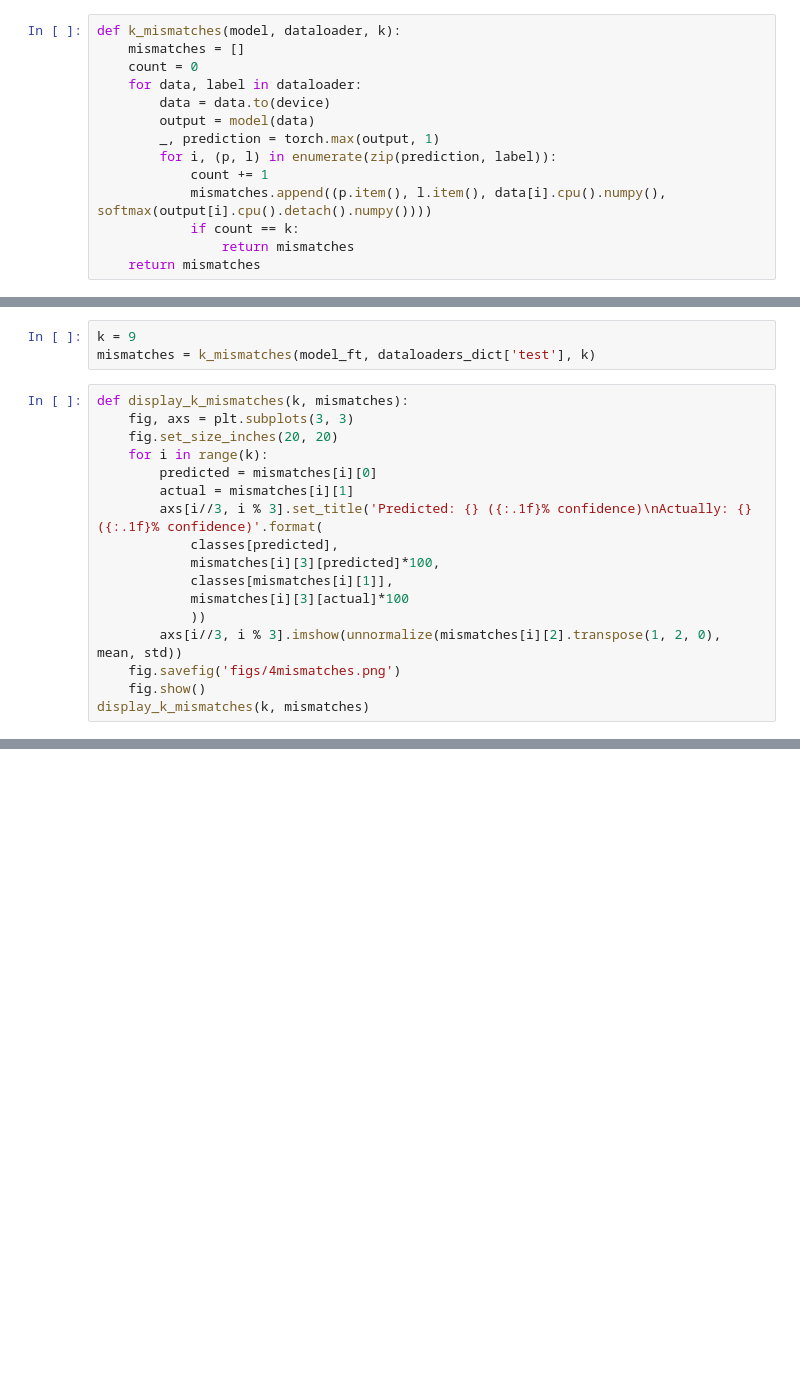
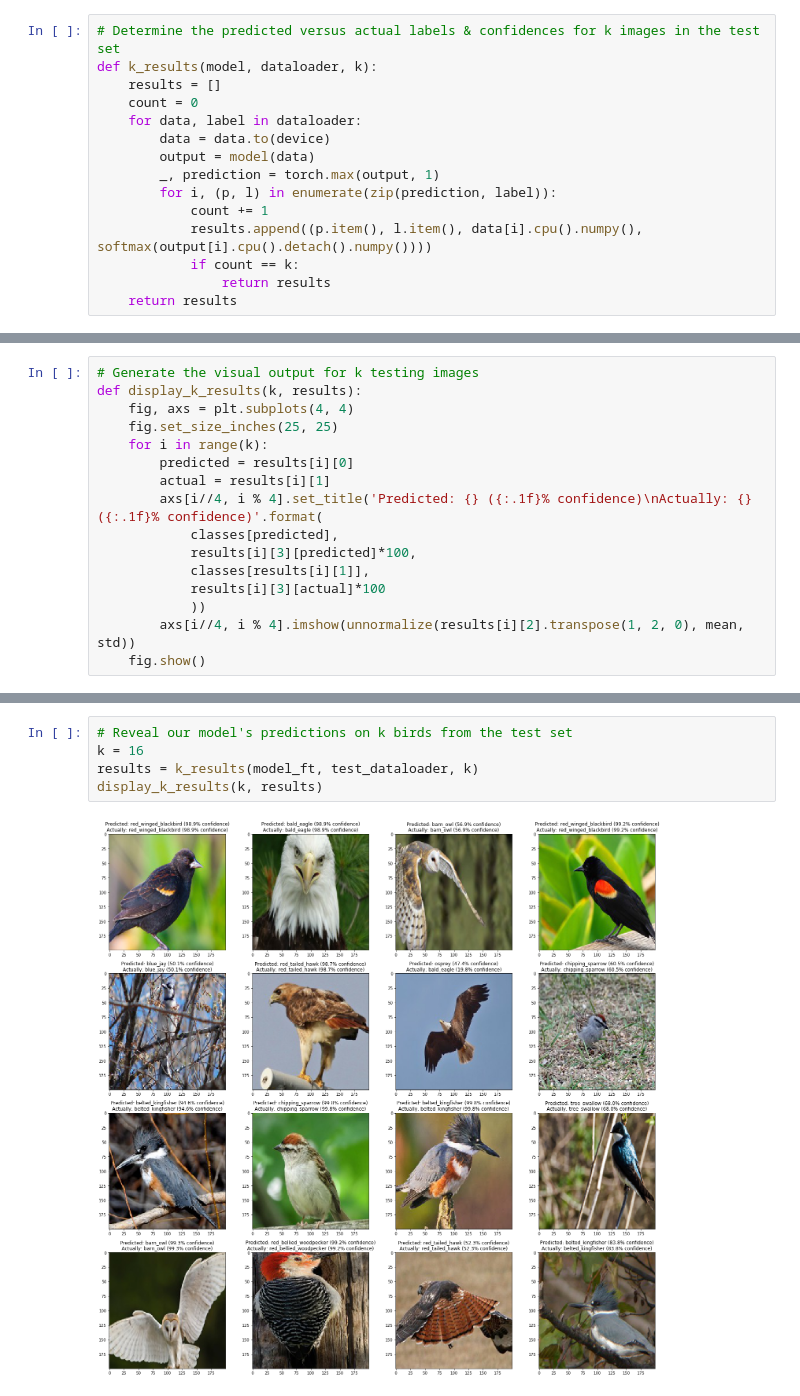
Before and after one commit to JackRNash/Bird-Recognizer-and-Distinguiser, a Jupyter notebook: models/finetuned/demo.ipynb, the cells around one changed output, grey strips where cells are left out. Saved outputs shown, nothing was run; the diff lists cells and outputs as text; blank space fills up the shorter version.

```diff
--- a/models/finetuned/demo.ipynb
+++ b/models/finetuned/demo.ipynb
@@ -120,7 +81,8 @@ def softmax(x):
     return np.exp(x) / np.sum(np.exp(x), axis=0)
 # %%
-def k_mismatches(model, dataloader, k):
-    mismatches = []
+# Determine the predicted versus actual labels & confidences for k images in the test set
+def k_results(model, dataloader, k):
+    results = []
     count = 0
     for data, label in dataloader:
         data = data.to(device)
@@ -128,8 +90,8 @@ def k_mismatches(model, dataloader, k):
         _, prediction = torch.max(output, 1)
         for i, (p, l) in enumerate(zip(prediction, label)):
             count += 1
-            mismatches.append((p.item(), l.item(), data[i].cpu().numpy(), softmax(output[i].cpu().detach().numpy())))
+            results.append((p.item(), l.item(), data[i].cpu().numpy(), softmax(output[i].cpu().detach().numpy())))
             if count == k:
-                return mismatches
-    return mismatches
+                return results
+    return results
 # %%
@@ -142,23 +103,19 @@ def unnormalize(img, mean, std):
         img[:, :, i] *= std[i]
         img[:, :, i] += mean[i]
     return img
-# %%
-k = 9
-mismatches = k_mismatches(model_ft, dataloaders_dict['test'], k)
 # %%
-def display_k_mismatches(k, mismatches):
-    fig, axs = plt.subplots(3, 3)
-    fig.set_size_inches(20, 20)
+# Generate the visual output for k testing images
+def display_k_results(k, results):
+    fig, axs = plt.subplots(4, 4)
+    fig.set_size_inches(25, 25)
     for i in range(k):
-        predicted = mismatches[i][0]
-        actual = mismatches[i][1]
-        axs[i//3, i % 3].set_title('Predicted: {} ({:.1f}% confidence)\nActually: {} ({:.1f}% confidence)'.format(
+        predicted = results[i][0]
+        actual = results[i][1]
+        axs[i//4, i % 4].set_title('Predicted: {} ({:.1f}% confidence)\nActually: {} ({:.1f}% confidence)'.format(
             classes[predicted],
-            mismatches[i][3][predicted]*100,
-            classes[mismatches[i][1]],
-            mismatches[i][3][actual]*100
+            results[i][3][predicted]*100,
+            classes[results[i][1]],
+            results[i][3][actual]*100
             ))
-        axs[i//3, i % 3].imshow(unnormalize(mismatches[i][2].transpose(1, 2, 0), mean, std))
-    fig.savefig('figs/4mismatches.png')
+        axs[i//4, i % 4].imshow(unnormalize(results[i][2].transpose(1, 2, 0), mean, std))
     fig.show()
-display_k_mismatches(k, mismatches)
@@ -171,0 +122,7 @@ Clipping input data to the valid range for imshow with RGB data ([0..1] for floa
+# %%
+# Reveal our model's predictions on k birds from the test set
+k = 16
+results = k_results(model_ft, test_dataloader, k)
+display_k_results(k, results)
+# %% [output]
+[figure, added]
```
Also changed, not shown: parts of 10 cells of this notebook, 1 other file.
